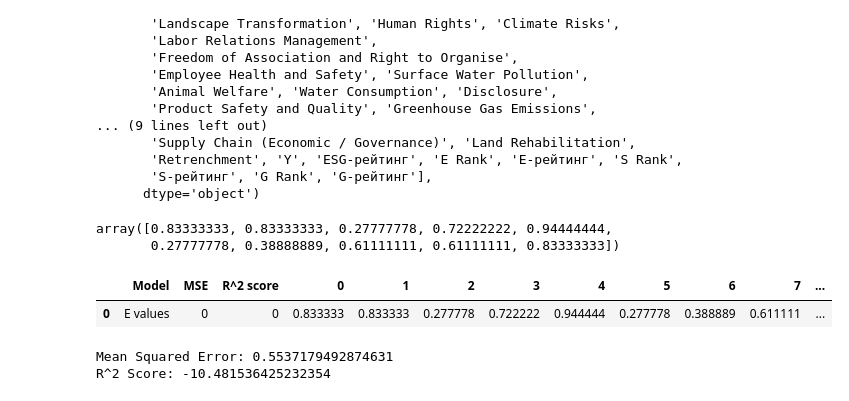
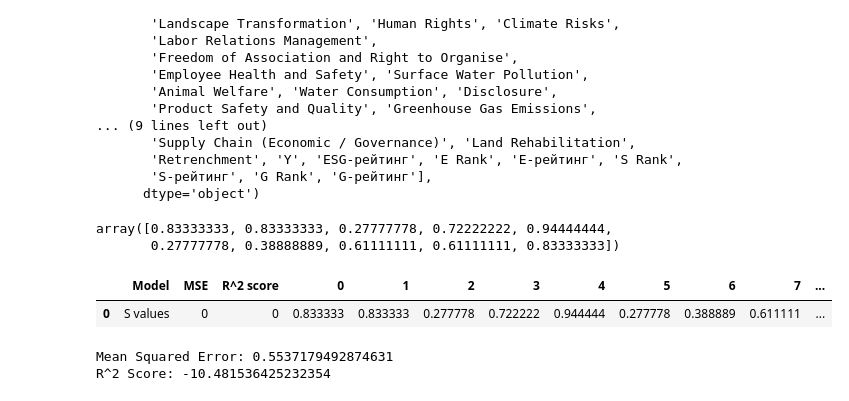
Before and after one commit to oversanya/ESG_rating_prediction, a Jupyter notebook: NLP+ML_ESG.ipynb, the cells around one changed output. Drawn from its saved outputs; the diff is of its cells as text; code cells hidden in the pictures.

```diff
--- a/NLP+ML_ESG.ipynb
+++ b/NLP+ML_ESG.ipynb
@@ -972,12 +969,12 @@ array([0.83333333, 0.83333333, 0.27777778, 0.72222222, 0.94444444,
 # %%
 #сделаем красивую общую табличку с резами.
 compare_table = pd.DataFrame(columns=['Model', 'MSE', 'R^2 score'] + [str(i) for i in range(len(y_test[-1]))])
-new_row = pd.DataFrame({'Model': 'E values', 'MSE': 0, 'R^2 score': 0, **dict(zip(compare_table.columns[3:], y_test[-1].values))}, index=[0])
+new_row = pd.DataFrame({'Model': 'S values', 'MSE': 0, 'R^2 score': 0, **dict(zip(compare_table.columns[3:], y_test[-1].values))}, index=[0])
 compare_table = pd.concat([compare_table, new_row], ignore_index=True)
 compare_table
 # %% [output]
 |  | Model | MSE | R^2 score | 0 | 1 | 2 | 3 | 4 | 5 | 6 | 7 | ... |
-| 0 | E values | 0 | 0 | 0.833333 | 0.833333 | 0.277778 | 0.722222 | 0.944444 | 0.277778 | 0.388889 | 0.611111 | ... |
+| 0 | S values | 0 | 0 | 0.833333 | 0.833333 | 0.277778 | 0.722222 | 0.944444 | 0.277778 | 0.388889 | 0.611111 | ... |
 # %%
 mse = [0 for _ in range(n_butches)]
 r2 = [0 for _ in range(n_butches)]
```
Also changed, not shown: parts of 59 cells of this notebook.
